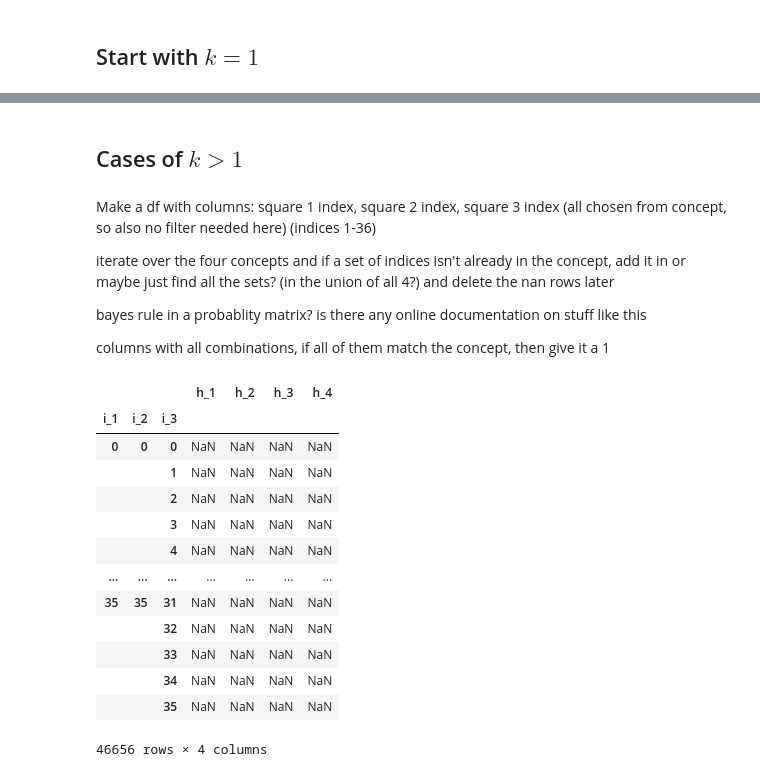
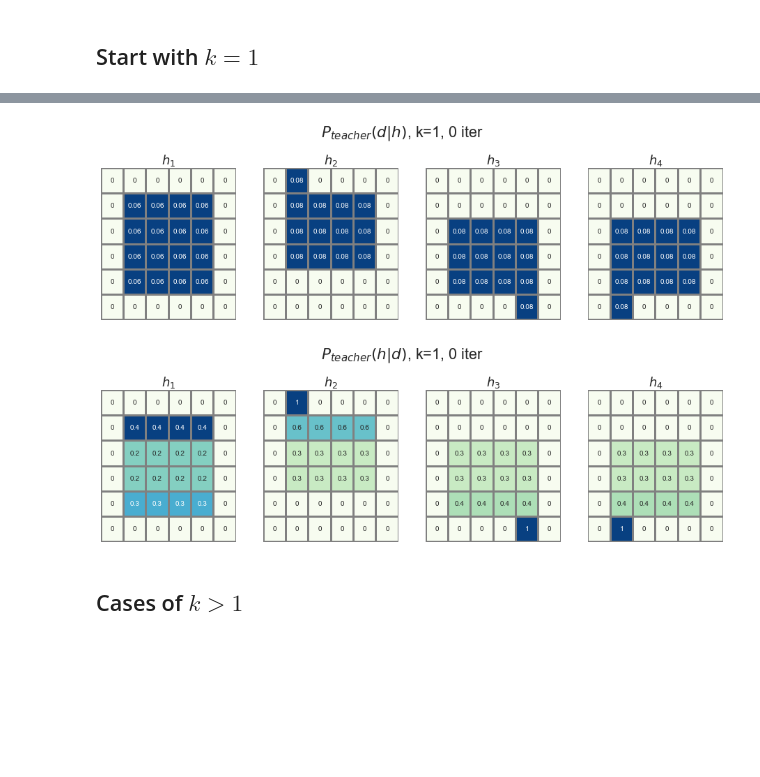
Before and after one commit to nataliavelez/teaching_models, a Jupyter notebook: testing_rectangle_model.ipynb, the cells around one changed output, grey strips where cells are left out. Drawn from its saved outputs; the diff is of its cells as text; code cells hidden in the pictures; blank space fills up the shorter version.

```diff
--- a/testing_rectangle_model.ipynb
+++ b/testing_rectangle_model.ipynb
@@ -67,0 +69,3 @@ d_possible
+# %%
+d_possible = find_pos_ex_indices(h_flat)
+d_possible
@@ -81,3 +94,3 @@ df_0 = df_0.fillna(0)
 # %%
 # View
-df_0
+df_0 = make_df_iteration_zero(d_possible)
@@ -175,13 +207,10 @@ plot_problem_with_probs(df_5000)
+# %%
+df_d_0 = df_0
+df_h_0 = find_teacher_probabilities_given_iter_0(1, df_d_0)[1].fillna(0)
+plot_prob_heatmap_k1(df_d_0, '$P_{teacher}(d|h)$, k=1, 0 iter')
+plot_prob_heatmap_k1(df_h_0, '$P_{teacher}(h|d)$, k=1, 0 iter')
+# %% [output]
+[figure, added]
+[figure, added]
 # %% [markdown]
 ## Cases of $k > 1$
-# %% [markdown]
-Make a df with columns: square 1 index, square 2 index, square 3 index (all chosen from concept, so also no filter needed here)
-(indices 1-36)
-
-iterate over the four concepts and if a set of indices isn't already in the concept, add it in
-or maybe just find all the sets? (in the union of all 4?) and delete the nan rows later
-
-
-bayes rule in a probablity matrix? is there any online documentation on stuff like this
-
-columns with all combinations, if all of them match the concept, then give it a 1
@@ -197,17 +216,0 @@ df_3ex = pd.DataFrame(columns=['h_1', 'h_2', 'h_3', 'h_4'], index=indices)
-# %%
-df
-# %% [output]
-|  |  |  | h_1 | h_2 | h_3 | h_4 |
-| i_1 | i_2 | i_3 |  |  |  |  |
-| 0 | 0 | 0 | NaN | NaN | NaN | NaN |
-|  |  | 1 | NaN | NaN | NaN | NaN |
-|  |  | 2 | NaN | NaN | NaN | NaN |
-|  |  | 3 | NaN | NaN | NaN | NaN |
-|  |  | 4 | NaN | NaN | NaN | NaN |
-| ... | ... | ... | ... | ... | ... | ... |
-| 35 | 35 | 31 | NaN | NaN | NaN | NaN |
-|  |  | 32 | NaN | NaN | NaN | NaN |
-|  |  | 33 | NaN | NaN | NaN | NaN |
-|  |  | 34 | NaN | NaN | NaN | NaN |
-|  |  | 35 | NaN | NaN | NaN | NaN |
-46656 rows × 4 columns
```
Also changed, not shown: parts of 95 cells of this notebook, 2 other files.
